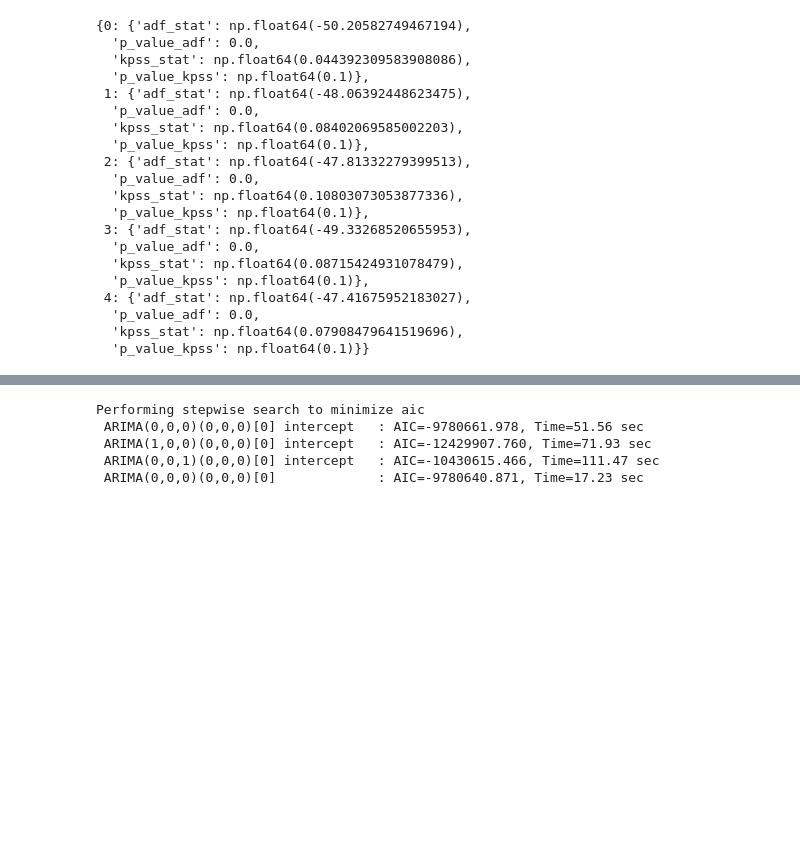
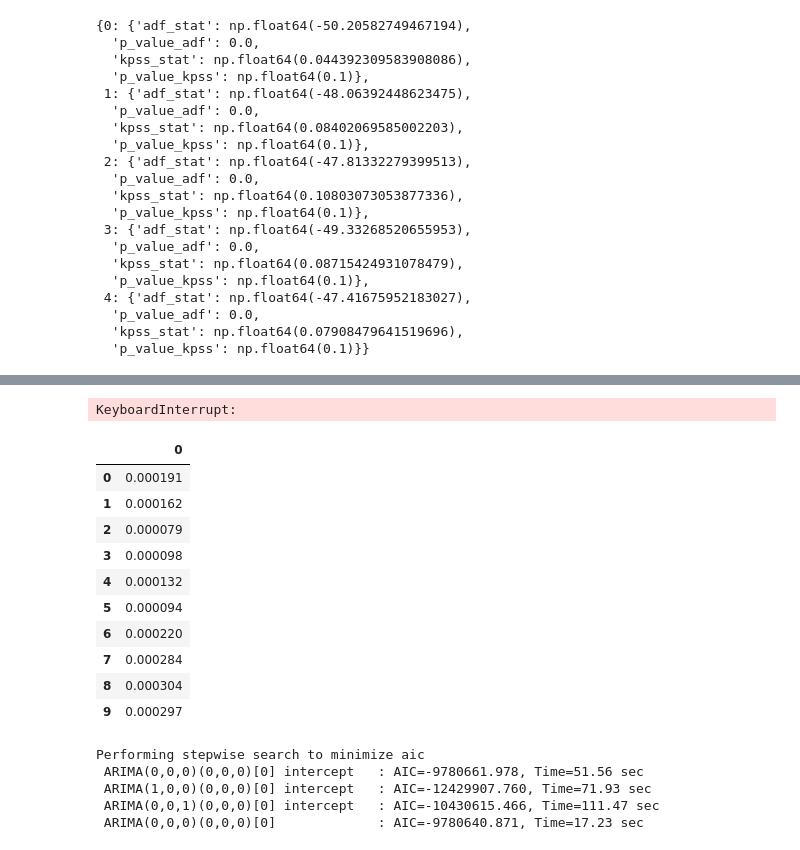
Before and after one commit to kht321/fx-ml-pipeline, a Jupyter notebook: notebooks/N02_kz_ARIMA.ipynb, the cells around one changed output, grey strips where cells are left out. Saved outputs shown, nothing was run; the diff lists cells and outputs as text; code cells hidden in the pictures; blank space fills up the shorter version.

```diff
--- a/notebooks/N02_kz_ARIMA.ipynb
+++ b/notebooks/N02_kz_ARIMA.ipynb
@@ -146,0 +166,14 @@ Warnings:
+# %%
+import tqdm
+def run_h_step_forecast(res, endog, h=30):
+    forecasts = []
+    for i in tqdm.tqdm(list(range(len(endog)))):
+        res = res.append([endog.iloc[i:i+1].item()], refit=False)
+        forecasts.append(res.forecast(steps=h).iloc[-1])
+        #forecasts.append(res.get_forecast(steps=h).summary_frame().iloc[-1,:])
+    return pd.DataFrame(forecasts)
+# %%
+# Load the model from the file
+with open('./ARIMA_2_0_0.pkl', 'rb') as f:
+    loaded_model = pickle.load(f)
+loaded_model.model.data.orig_endog.index[-1]
@@ -147,3 +194,21 @@ Warnings:
+# %%
+results_val = run_h_step_forecast(loaded_model, endog_val,h=30)
+# %% [output]
+KeyboardInterrupt:
+# %%
+results_val
+# %% [output]
+|  | 0 |
+| 0 | 0.000191 |
+| 1 | 0.000162 |
+| 2 | 0.000079 |
+| 3 | 0.000098 |
+| 4 | 0.000132 |
+| 5 | 0.000094 |
+| 6 | 0.000220 |
+| 7 | 0.000284 |
+| 8 | 0.000304 |
+| 9 | 0.000297 |
 # %%
 from pmdarima import auto_arima
 model = auto_arima(
```
Also changed, not shown: parts of 8 cells of this notebook, 1 other file.
